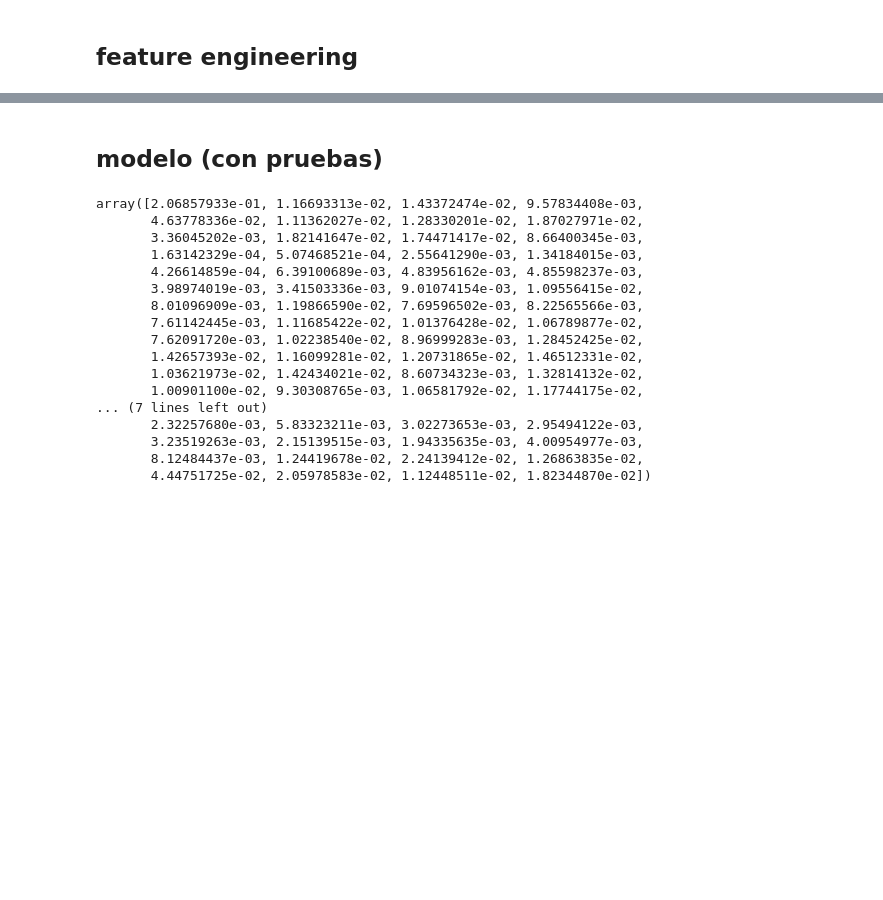
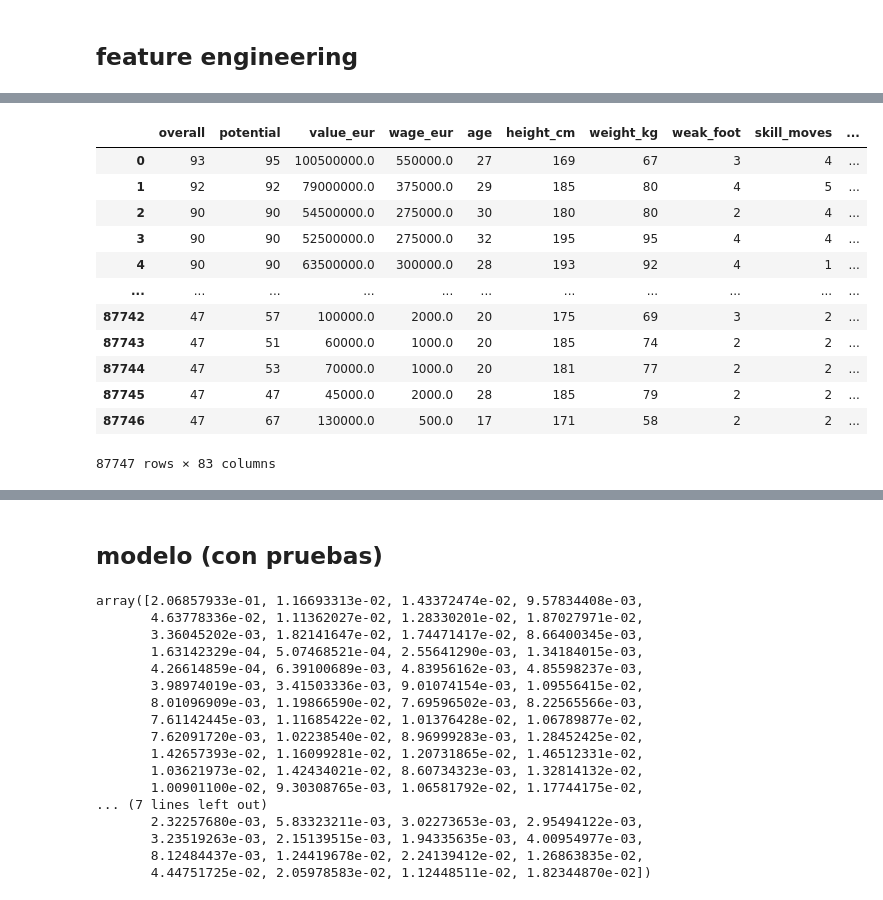
Before and after one commit to nathygonzalez/PR06-Machine-Learning-Group-Project, a Jupyter notebook: notebook_modelo.ipynb, the cells around one changed output, grey strips where cells are left out. Cells and saved outputs as stored; diff of their text form; code cells hidden in the pictures; blank space fills up the shorter version.

```diff
--- a/notebook_modelo.ipynb
+++ b/notebook_modelo.ipynb
@@ -25,0 +118,4 @@ array([15, 16, 14, 17, 87, 34, 13, 18, 85, 83,  8, 84, 12, 82,  9, 11, 80,
+# %%
+#ver todas las variables
+pd.set_option('display.max_columns', None)
+print(df.columns.tolist())
@@ -28,0 +190,6 @@ array([15, 16, 14, 17, 87, 34, 13, 18, 85, 83,  8, 84, 12, 82,  9, 11, 80,
+# %%
+df['league_level']=df['league_level'].apply(str)
+# %%
+#definimos X e y
+X=df.drop('progresion_anual',axis=1)
+y=df['progresion_anual']
@@ -28,0 +213,17 @@ array([15, 16, 14, 17, 87, 34, 13, 18, 85, 83,  8, 84, 12, 82,  9, 11, 80,
+# %%
+#comprobación
+X.select_dtypes('number').drop(['año_version','club_position','nation_team_id','nation_position'],axis=1)
+# %% [output]
+|  | overall | potential | value_eur | wage_eur | age | height_cm | weight_kg | weak_foot | skill_moves | ... |
+| 0 | 93 | 95 | 100500000.0 | 550000.0 | 27 | 169 | 67 | 3 | 4 | ... |
+| 1 | 92 | 92 | 79000000.0 | 375000.0 | 29 | 185 | 80 | 4 | 5 | ... |
+| 2 | 90 | 90 | 54500000.0 | 275000.0 | 30 | 180 | 80 | 2 | 4 | ... |
+| 3 | 90 | 90 | 52500000.0 | 275000.0 | 32 | 195 | 95 | 4 | 4 | ... |
+| 4 | 90 | 90 | 63500000.0 | 300000.0 | 28 | 193 | 92 | 4 | 1 | ... |
+| ... | ... | ... | ... | ... | ... | ... | ... | ... | ... | ... |
+| 87742 | 47 | 57 | 100000.0 | 2000.0 | 20 | 175 | 69 | 3 | 2 | ... |
+| 87743 | 47 | 51 | 60000.0 | 1000.0 | 20 | 185 | 74 | 2 | 2 | ... |
+| 87744 | 47 | 53 | 70000.0 | 1000.0 | 20 | 181 | 77 | 2 | 2 | ... |
+| 87745 | 47 | 47 | 45000.0 | 2000.0 | 28 | 185 | 79 | 2 | 2 | ... |
+| 87746 | 47 | 67 | 130000.0 | 500.0 | 17 | 171 | 58 | 2 | 2 | ... |
+87747 rows × 83 columns
```
Also changed, not shown: parts of 35 cells of this notebook, 1 other file.
